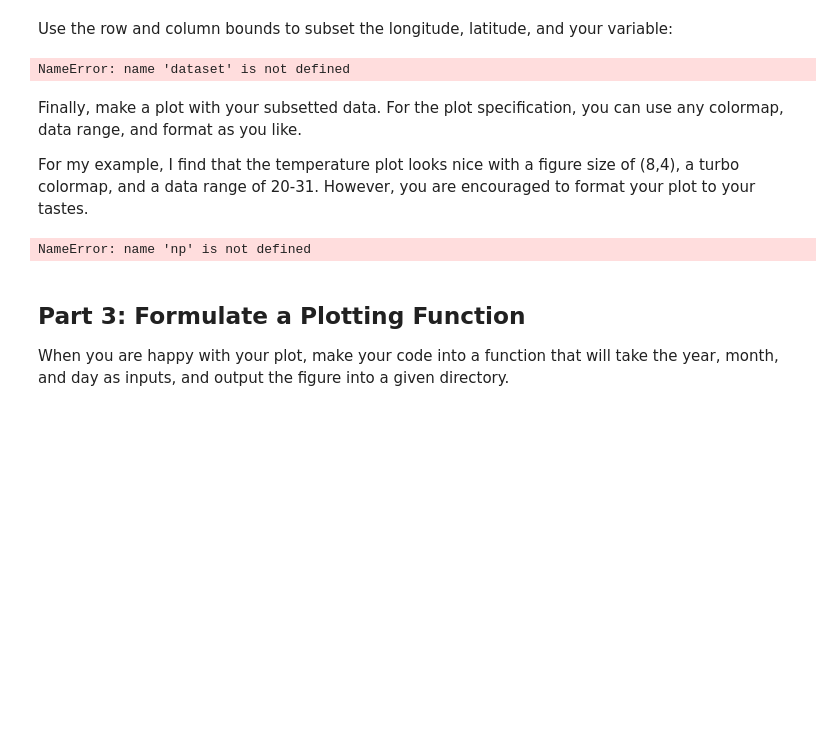
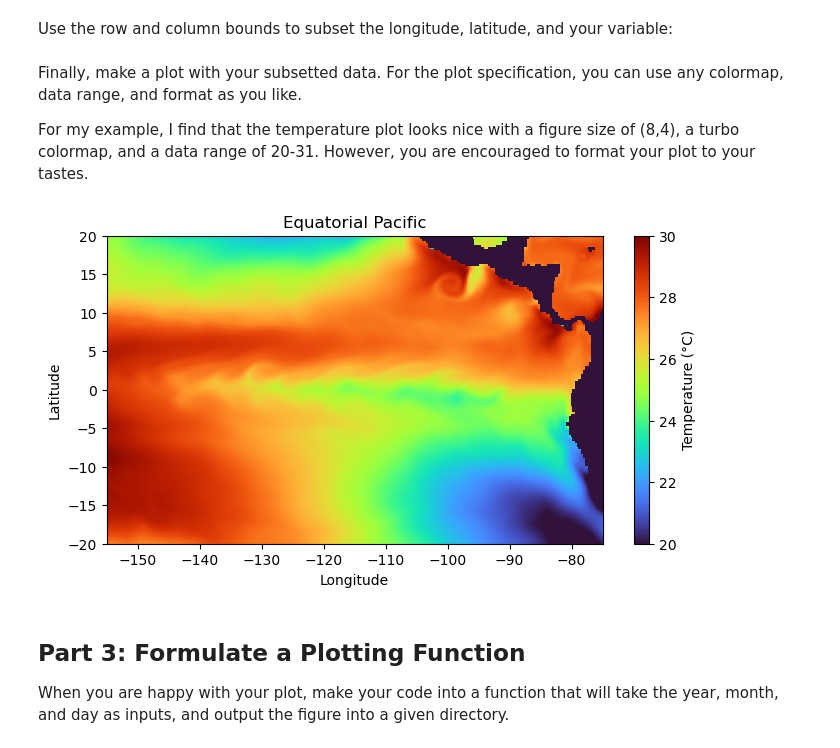
Before and after one commit to Sukhjot1-1/cs185c_fall2024, a Jupyter notebook: homework/HW3 Visualizing Data with Movies.ipynb, the cells around one changed output. Saved outputs shown, nothing was run; the diff lists cells and outputs as text; code cells hidden in the pictures; blank space fills up the shorter version.

```diff
--- a/homework/HW3 Visualizing Data with Movies.ipynb
+++ b/homework/HW3 Visualizing Data with Movies.ipynb
@@ -39,7 +39,7 @@ Begin by reading in the longitude, latitude, and SST fields from the netCDF file
 # %%
 #read in the data
 # Define the file path
-file_path = os.path.join(data_folder, 'ECCO', 'Version5', 'Alpha', 'interp_monthly', 'SST', 'SST_20030101.nc')
+#file_path = os.path.join(data_folder, 'ECCO', 'Version5', 'Alpha', 'interp_monthly', 'SST', 'SST_20030101.nc')
 
 #  Load NetCDF file
 def load_nc_file(file_path):
@@ -51,8 +51,8 @@ def load_nc_file(file_path):
 
     dataset.close()
     return lat, lon, sst
-
-latitude, longitude, sst_data = load_nc_file(file_path)
+file_path = os.path.join(data_folder, 'ECCO', 'Version5', 'Alpha', 'interp_monthly', 'SST', 'SST_20030101.nc')
+latitudes, longitudes, sst_data = load_nc_file(file_path)
 # %% [output]
 cannot be safely cast to variable data type
   sst = dataset.variables['SST'][:]
@@ -60,57 +60,48 @@ cannot be safely cast to variable data type
 Next, find the locations of the longitude and latitude bounds within the global grid for your region of interest:
 # %%
 # define the longitude/latitude bounds
-min_lon = 155
-max_lon = 75
+min_lon = -155
+max_lon = -75
 min_lat = -20
 max_lat = 20
 
-dataset = nc4.Dataset(file_path, mode='r')
-lon = dataset.variables['LONGITUDE_T'][:]
-lat = dataset.variables['LATITUDE_T'][:]
 
 # # compute the min/max row/col in the data grid
-min_row = np.where(lat >= min_lat)[0][0]
-max_row = np.where(lat <= max_lat)[0][-1]
+min_row = np.abs(latitudes - min_lat).argmin()
+max_row = np.abs(latitudes - max_lat).argmin()
 
-min_col = np.where(lon >= min_lon)[0][0]
-max_col = np.where(lon <= max_lon)[0][-1]
+min_col = np.abs(longitudes - min_lon).argmin()
+max_col = np.abs(longitudes - max_lon).argmin()
 # %% [markdown]
 Use the row and column bounds to subset the longitude, latitude, and your variable:
 # %%
 # subset the data
-sst = dataset.variables['SST'][:]
-
-subset_lat = lat[min_row:max_row+1]  # Subset the latitude array
-subset_lon = lon[min_col:max_col+1]  # Subset the longitude array
-subset_sst = sst[:, min_row:max_row+1, min_col:max_col+1]  # Subset the SST variable
+subset_sst = sst_data[0, min_row:max_row, min_col:max_col]
-# %% [output]
-NameError: name 'dataset' is not defined
 # %% [markdown]
 Finally, make a plot with your subsetted data. For the plot specification, you can use any colormap, data range, and format as you like.
 
 For my example, I find that the temperature plot looks nice with a figure size of (8,4), a turbo colormap, and a data range of 20-31. However, you are encouraged to format your plot to your tastes.
 # %%
-# make your figure here
-subset_sst_flipped = np.fliped(subset_sst)
+# #make your figure here
+subset_sst_flipped = np.flipud(subset_sst)
 
 fig = plt.figure(figsize=(8, 4))
 
 # Display the data
 plt.imshow(subset_sst_flipped, cmap='turbo', extent=[min_lon, max_lon, min_lat, max_lat], vmin=20, vmax=30, aspect='auto')
 
 # Add a color bar
 plt.colorbar(label='Temperature (°C)')
 
 # Add labels and title
 plt.ylabel('Latitude')
 plt.xlabel('Longitude')
 plt.title('Equatorial Pacific')
 
 # Show the plot
 plt.show()
 # %% [output]
-NameError: name 'np' is not defined
+[figure, added]
 # %% [markdown]
 ## Part 3: Formulate a Plotting Function
 When you are happy with your plot, make your code into a function that will take the year, month, and day as inputs, and output the figure into a given directory.
```
Also changed, not shown: parts of 5 cells of this notebook.
